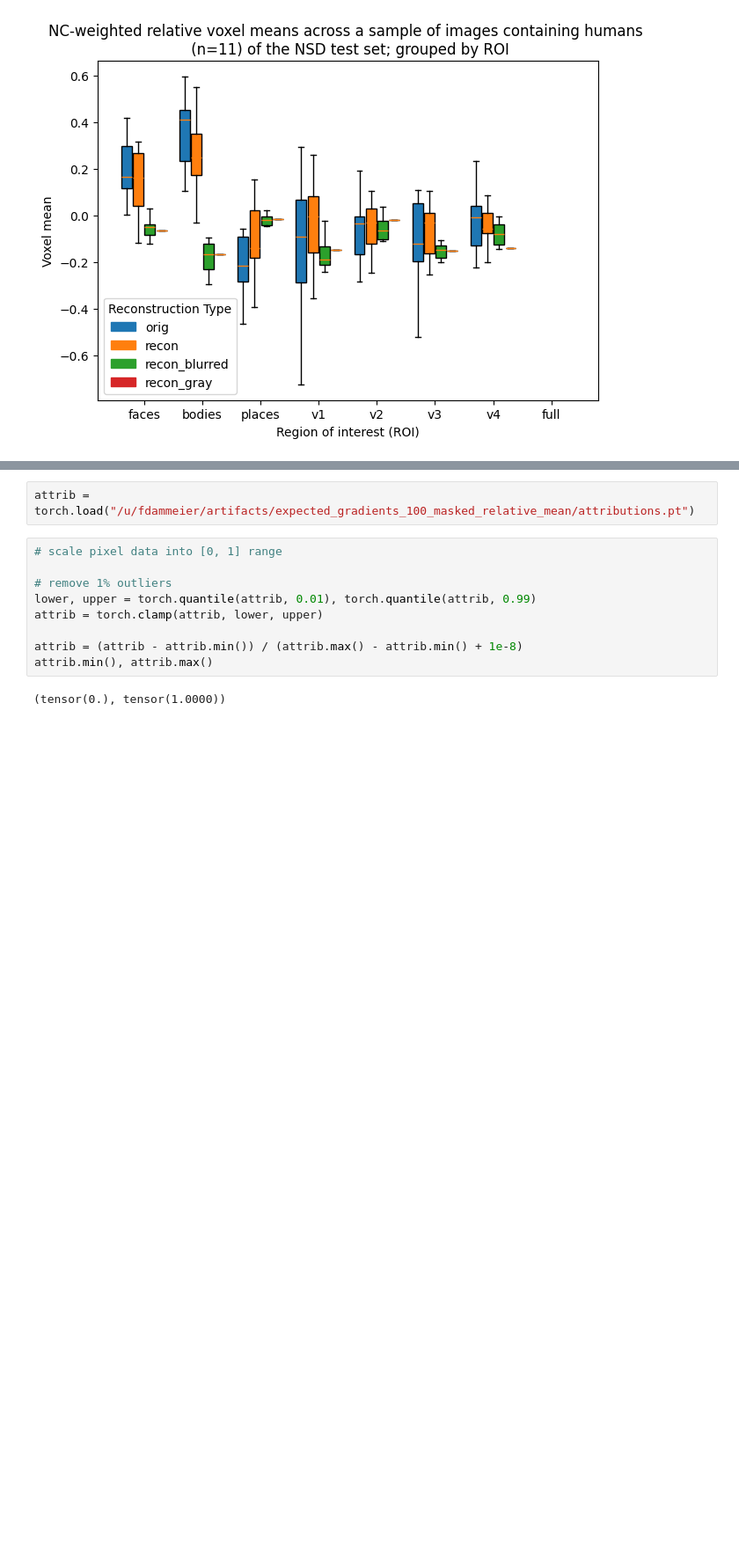
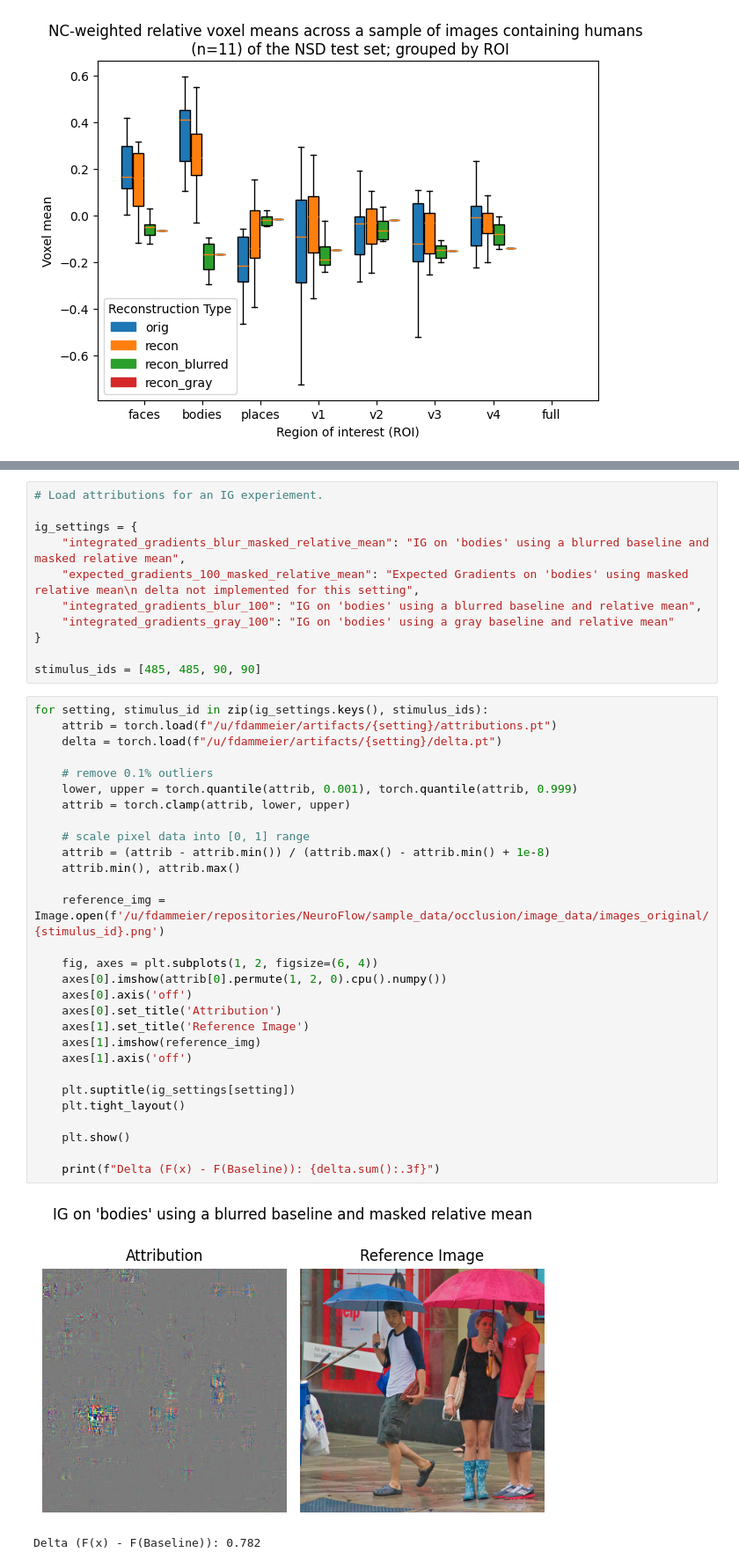
Before and after one commit to frederikdammeier/neuroflow-latent-analysis, a Jupyter notebook: experiments/integrated_gradients/image_to_fmri.ipynb, the cells around one changed output, grey strips where cells are left out. Shown at 88% size. Cells and saved outputs as stored; diff of their text form; blank space fills up the shorter version.

Commit message:
integrated gradients notebook

```diff
--- a/experiments/integrated_gradients/image_to_fmri.ipynb
+++ b/experiments/integrated_gradients/image_to_fmri.ipynb
@@ -350,13 +387,43 @@ plot_grouped_boxplot(df_nc.loc[human_indices_df], "NC-weighted relative voxel me
 # %%
-attrib = torch.load("/u/fdammeier/artifacts/expected_gradients_100_masked_relative_mean/attributions.pt")
+# Load attributions for an IG experiement.
+
+ig_settings = {
+    "integrated_gradients_blur_masked_relative_mean": "IG on 'bodies' using a blurred baseline and masked relative mean",
+    "expected_gradients_100_masked_relative_mean": "Expected Gradients on 'bodies' using masked relative mean\n delta not implemented for this setting",
+    "integrated_gradients_blur_100": "IG on 'bodies' using a blurred baseline and relative mean",
+    "integrated_gradients_gray_100": "IG on 'bodies' using a gray baseline and relative mean"
+}
+
+stimulus_ids = [485, 485, 90, 90]
 # %%
-# scale pixel data into [0, 1] range
+for setting, stimulus_id in zip(ig_settings.keys(), stimulus_ids):
+    attrib = torch.load(f"/u/fdammeier/artifacts/{setting}/attributions.pt")
+    delta = torch.load(f"/u/fdammeier/artifacts/{setting}/delta.pt")
 
-# remove 1% outliers
-lower, upper = torch.quantile(attrib, 0.01), torch.quantile(attrib, 0.99)
-attrib = torch.clamp(attrib, lower, upper)
+    # remove 0.1% outliers
+    lower, upper = torch.quantile(attrib, 0.001), torch.quantile(attrib, 0.999)
+    attrib = torch.clamp(attrib, lower, upper)
 
-attrib = (attrib - attrib.min()) / (attrib.max() - attrib.min() + 1e-8)
-attrib.min(), attrib.max()
+    # scale pixel data into [0, 1] range
+    attrib = (attrib - attrib.min()) / (attrib.max() - attrib.min() + 1e-8)
+    attrib.min(), attrib.max()
+
+    reference_img = Image.open(f'/u/fdammeier/repositories/NeuroFlow/sample_data/occlusion/image_data/images_original/{stimulus_id}.png')
+
+    fig, axes = plt.subplots(1, 2, figsize=(6, 4))
+    axes[0].imshow(attrib[0].permute(1, 2, 0).cpu().numpy())
+    axes[0].axis('off')
+    axes[0].set_title('Attribution')
+    axes[1].set_title('Reference Image')
+    axes[1].imshow(reference_img)
+    axes[1].axis('off')
+
+    plt.suptitle(ig_settings[setting])
+    plt.tight_layout()
+
+    plt.show()
+
+    print(f"Delta (F(x) - F(Baseline)): {delta.sum():.3f}")
 # %% [output]
+[figure, added]
-(tensor(0.), tensor(1.0000))
+Delta (F(x) - F(Baseline)): 0.782
```
Also changed, not shown: parts of 19 cells of this notebook.
